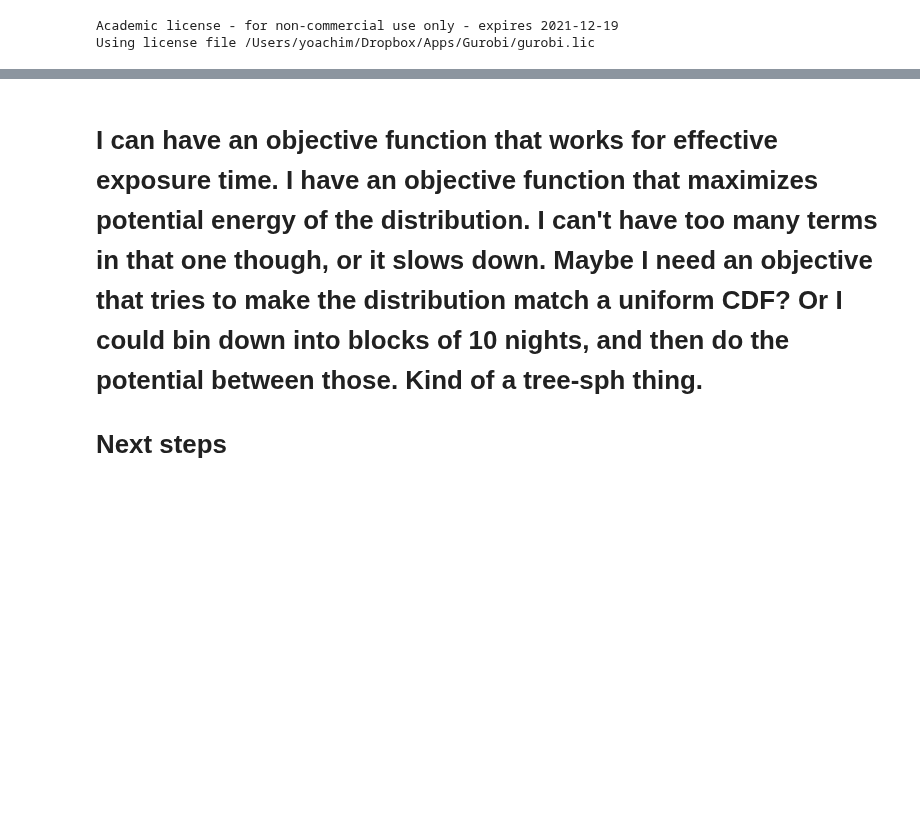
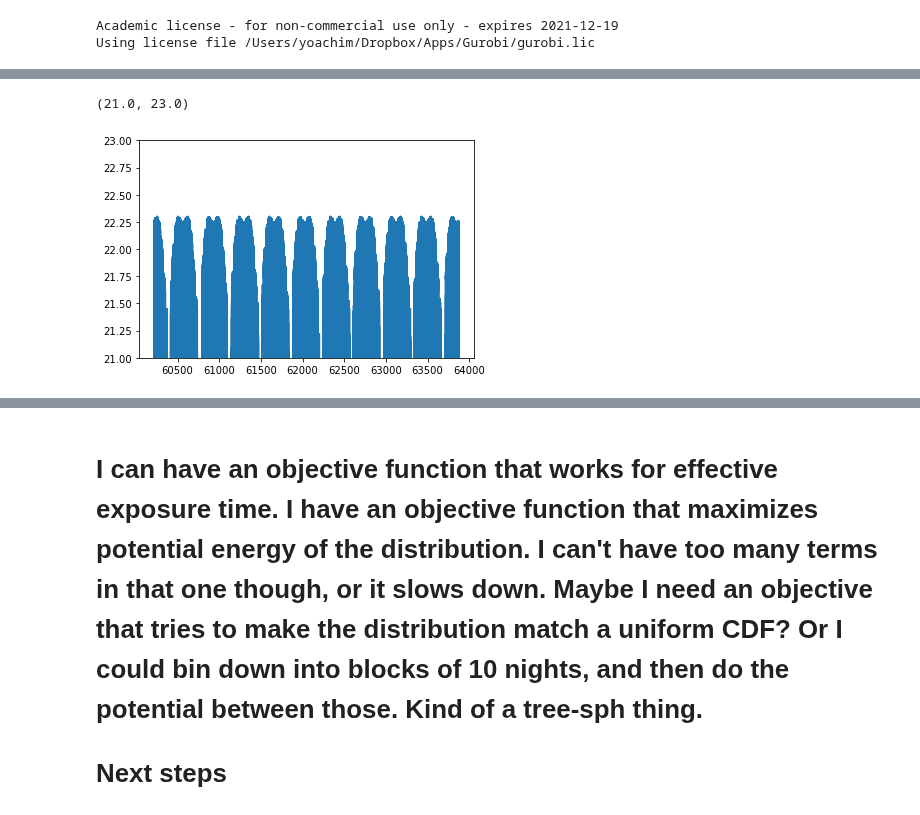
Before and after one commit to yoachim/21_Scratch, a Jupyter notebook: ddf_grid/single_ddf.ipynb, the cells around one changed output, grey strips where cells are left out. Saved outputs shown, nothing was run; the diff lists cells and outputs as text; code cells hidden in the pictures; blank space fills up the shorter version.

```diff
--- a/ddf_grid/single_ddf.ipynb
+++ b/ddf_grid/single_ddf.ipynb
@@ -197,6 +199,9 @@ cumulative_diff
 # %%
-plt.plot(ddf_grid['mjd'], ddf_grid['DD:ELAISS1_sky_g'])
+plt.plot(ddf_grid['mjd'], ddf_grid['ELAISS1_sky_g'])
 plt.ylim([21,23])
+# %% [output]
+(21.0, 23.0)
+[figure, added]
 # %%
 # maximize the t_eff
 #m.setObjective(t_eff@schedule, GRB.MAXIMIZE)
```
Also changed, not shown: parts of 20 cells of this notebook.
